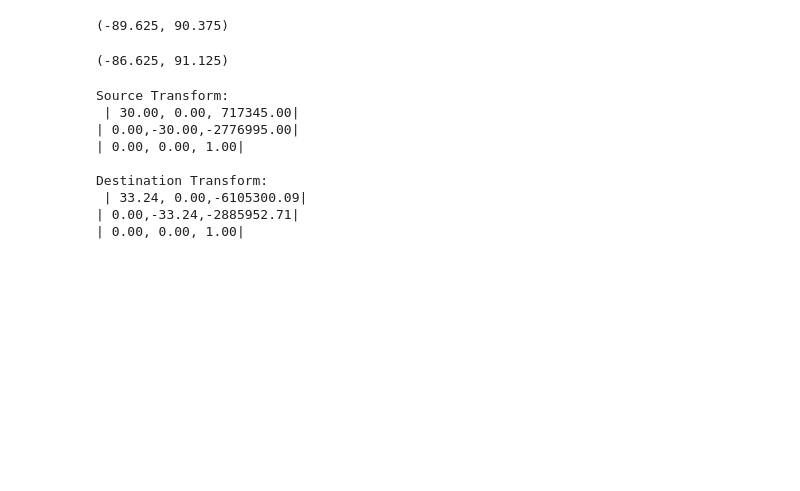
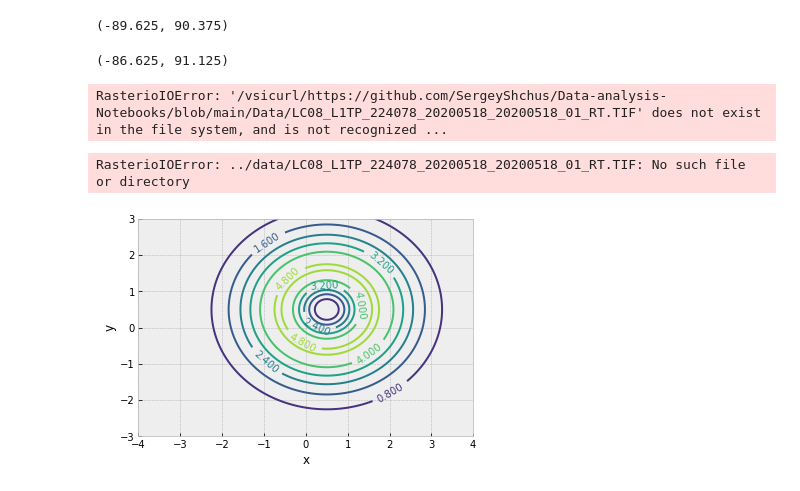
Before and after one commit to SergeyShchus/Data-analysis-Notebooks, a Jupyter notebook: Notebooks/PyGIS.ipynb, the cells around one changed output. Cells and saved outputs as stored; diff of their text form; code cells hidden in the pictures; blank space fills up the shorter version.

```diff
--- a/Notebooks/PyGIS.ipynb
+++ b/Notebooks/PyGIS.ipynb
@@ -820,7 +819,7 @@ from rasterio.warp import reproject, Resampling, calculate_default_transform
 
 dst_crs = "EPSG:3857"  # web mercator(ie google maps)
 
-with rasterio.open("/content/LC08_L1TP_224078_20200518_20200518_01_RT.TIF") as src:
+with rasterio.open("https://github.com/SergeyShchus/Data-analysis-Notebooks/blob/main/Data/LC08_L1TP_224078_20200518_20200518_01_RT.TIF") as src:
 
     # transform for input raster
     src_transform = src.transform
@@ -837,19 +836,11 @@ with rasterio.open("/content/LC08_L1TP_224078_20200518_20200518_01_RT.TIF") as s
 print("Source Transform:\n",src_transform,'\n')
 print("Destination Transform:\n", dst_transform)
 # %% [output]
-Source Transform:
- | 30.00, 0.00, 717345.00|
-| 0.00,-30.00,-2776995.00|
-| 0.00, 0.00, 1.00|
-
-Destination Transform:
- | 33.24, 0.00,-6105300.09|
-| 0.00,-33.24,-2885952.71|
-| 0.00, 0.00, 1.00|
+RasterioIOError: '/vsicurl/https://github.com/SergeyShchus/Data-analysis-Notebooks/blob/main/Data/LC08_L1TP_224078_20200518_20200518_01_RT.TIF' does not exist in the file system, and is not recognized ...
 # %%
 dst_crs = "EPSG:3857"  # web mercator(ie google maps)
 
-with rasterio.open("/content/LC08_L1TP_224078_20200518_20200518_01_RT.TIF") as src:
+with rasterio.open("../data/LC08_L1TP_224078_20200518_20200518_01_RT.TIF") as src:
     src_transform = src.transform
 
     # calculate the transform matrix for the output
@@ -873,7 +864,7 @@ with rasterio.open("/content/LC08_L1TP_224078_20200518_20200518_01_RT.TIF") as s
         }
     )
 
-    with rasterio.open("/content/LC08_20200518_webMC.tif", "w", **dst_kwargs) as dst:
+    with rasterio.open("../temp/LC08_20200518_webMC.tif", "w", **dst_kwargs) as dst:
         for i in range(1, src.count + 1):
             reproject(
                 source=rasterio.band(src, i),
@@ -884,13 +875,22 @@ with rasterio.open("/content/LC08_L1TP_224078_20200518_20200518_01_RT.TIF") as s
                 dst_crs=dst_crs,
                 resampling=Resampling.nearest,
             )
+# %% [output]
+RasterioIOError: ../data/LC08_L1TP_224078_20200518_20200518_01_RT.TIF: No such file or directory
 # %%
 #rasterio create data
 
 import numpy as np
-x = np.linspace(-4.0, 4.0, 240)
-y = np.linspace(-3.0, 3.0, 180)
-X, Y = np.meshgrid(x, y)
-Z1 = np.exp(-2 * np.log(2) * ((X - 0.5) ** 2 + (Y - 0.5) ** 2) / 1 ** 2)
-Z2 = np.exp(-3 * np.log(2) * ((X - 0.5) ** 2 + (Y - 0.5) ** 2) / 2.5 ** 2)
+x = linspace(-4.0, 4.0, 240)
+y = linspace(-3.0, 3.0, 180)
+(X, Y) = meshgrid(x, y)
+Z1 = exp(-2 * log(2) * ((X - 0.5) ** 2 + (Y - 0.5) ** 2) / 1 ** 2)
+Z2 = exp(-3 * log(2) * ((X - 0.5) ** 2 + (Y - 0.5) ** 2) / 2.5 ** 2)
 Z = 10.0 * (Z2 - Z1)
+c = plt.contour(x,y,Z)
+l = plt.clabel(c)
+lx = plt.xlabel("x")
+ly = plt.ylabel("y")
+plt.show()
+# %% [output]
+[figure, added]
```
Also changed, not shown: parts of 6 cells of this notebook.
